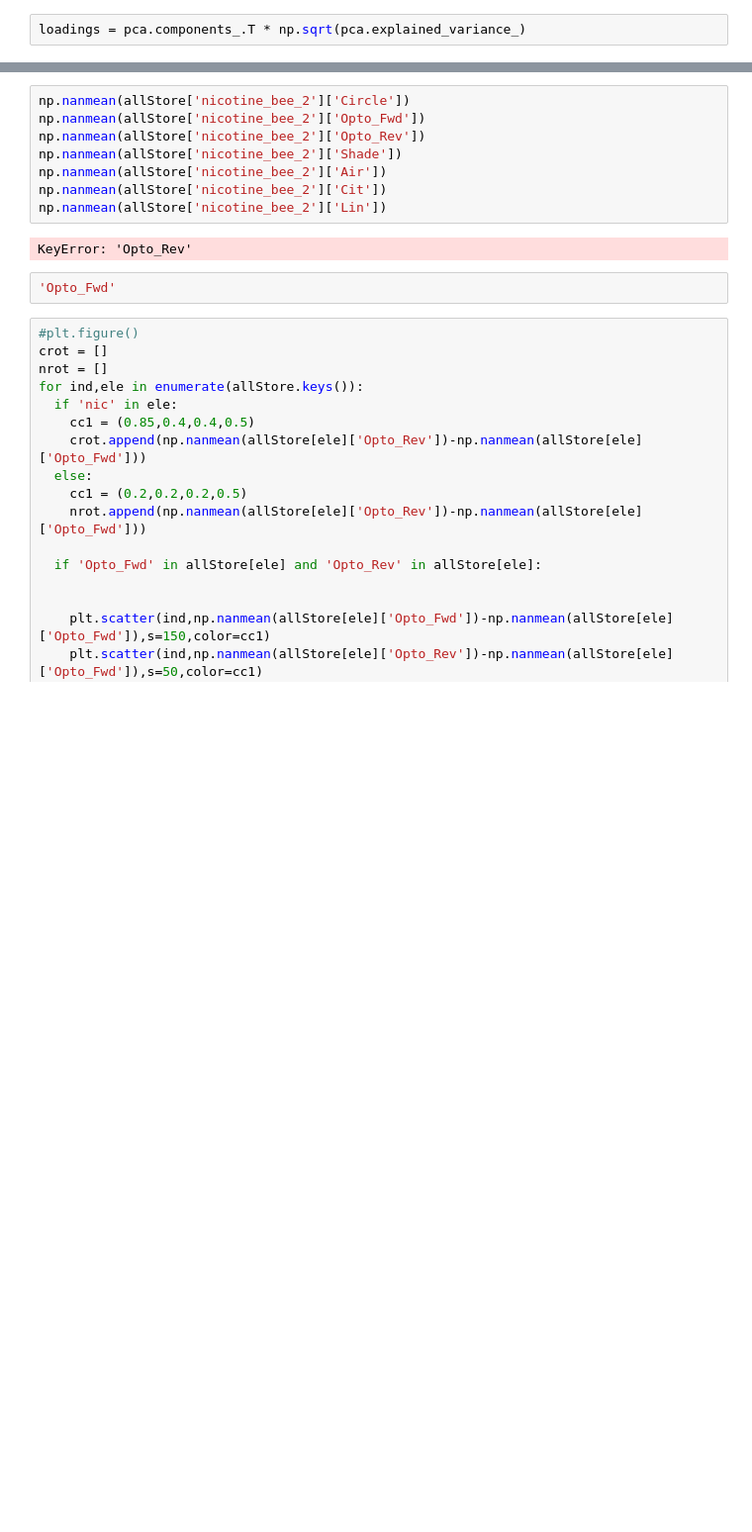
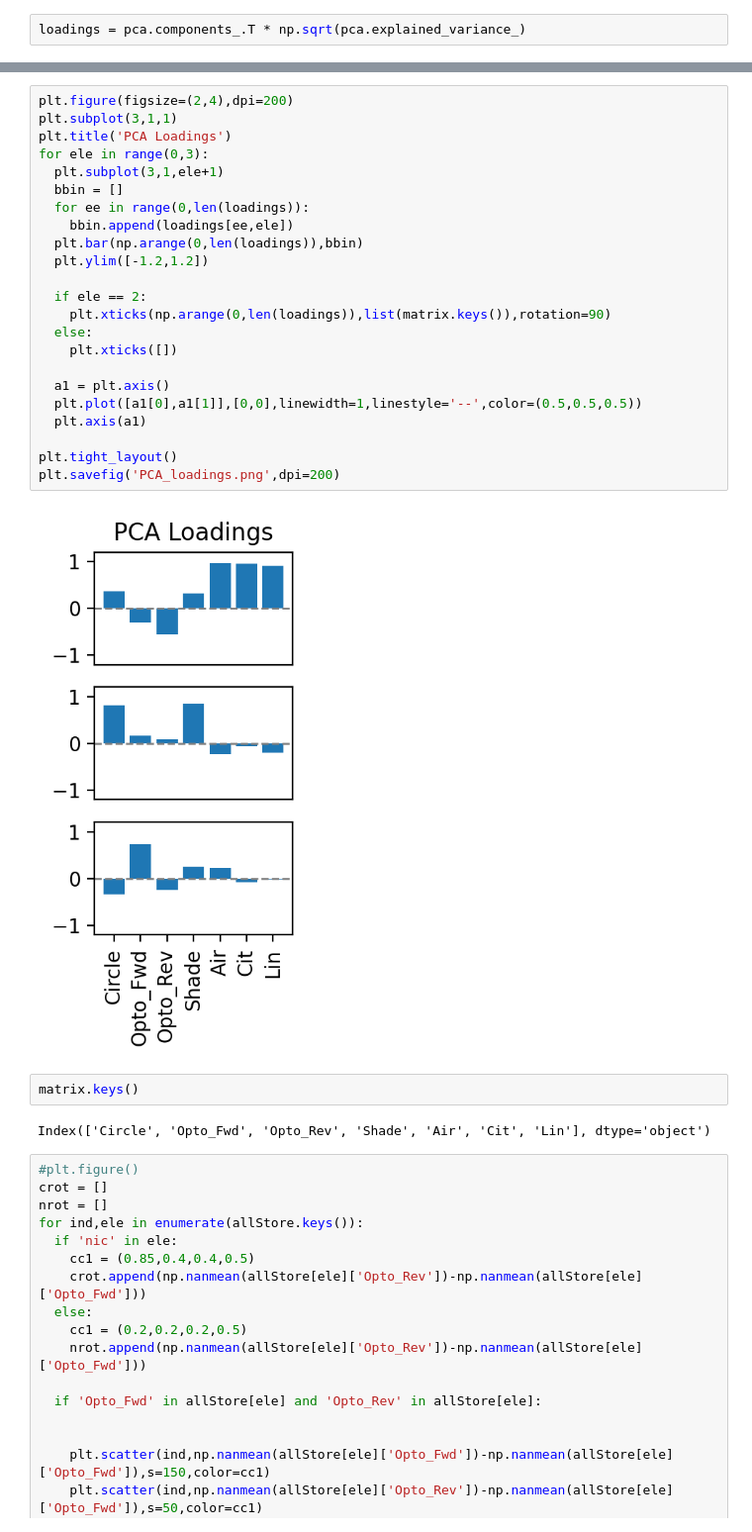
Before and after one commit to mattsmiths/biol470, a Jupyter notebook: final_project/FinalProject_Analysis_3.ipynb, the cells around one changed output, grey strips where cells are left out. Shown at 99% size. Saved outputs shown, nothing was run; the diff lists cells and outputs as text; blank space fills up the shorter version.

Commit message:
Matrix updates

```diff
--- a/final_project/FinalProject_Analysis_3.ipynb
+++ b/final_project/FinalProject_Analysis_3.ipynb
@@ -1023,15 +1011,32 @@ array([[ 0.35966496,  0.81399062, -0.33503423],
-# %%
-np.nanmean(allStore['nicotine_bee_2']['Circle'])
-np.nanmean(allStore['nicotine_bee_2']['Opto_Fwd'])
-np.nanmean(allStore['nicotine_bee_2']['Opto_Rev'])
-np.nanmean(allStore['nicotine_bee_2']['Shade'])
-np.nanmean(allStore['nicotine_bee_2']['Air'])
-np.nanmean(allStore['nicotine_bee_2']['Cit'])
-np.nanmean(allStore['nicotine_bee_2']['Lin'])
-# %% [output]
-KeyError: 'Opto_Rev'
-# %%
-'Opto_Fwd'
+# %%
+plt.figure(figsize=(2,4),dpi=200)
+plt.subplot(3,1,1)
+plt.title('PCA Loadings')
+for ele in range(0,3):
+  plt.subplot(3,1,ele+1)
+  bbin = []
+  for ee in range(0,len(loadings)):
+    bbin.append(loadings[ee,ele])
+  plt.bar(np.arange(0,len(loadings)),bbin)
+  plt.ylim([-1.2,1.2])
+
+  if ele == 2:
+    plt.xticks(np.arange(0,len(loadings)),list(matrix.keys()),rotation=90)
+  else:
+    plt.xticks([])
+
+  a1 = plt.axis()
+  plt.plot([a1[0],a1[1]],[0,0],linewidth=1,linestyle='--',color=(0.5,0.5,0.5))
+  plt.axis(a1)
+
+plt.tight_layout()
+plt.savefig('PCA_loadings.png',dpi=200)
+# %% [output]
+[figure, added]
+# %%
+matrix.keys()
+# %% [output]
+Index(['Circle', 'Opto_Fwd', 'Opto_Rev', 'Shade', 'Air', 'Cit', 'Lin'], dtype='object')
 # %%
 #plt.figure()
 crot = []
```
Also changed, not shown: parts of 14 cells of this notebook.
